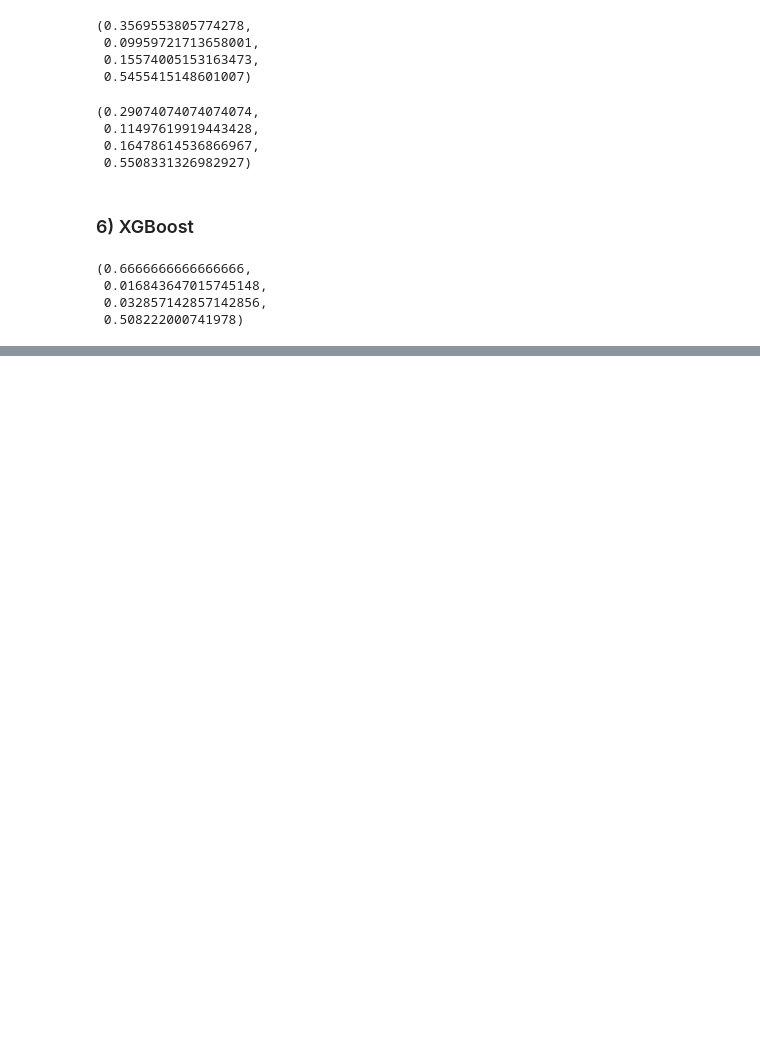
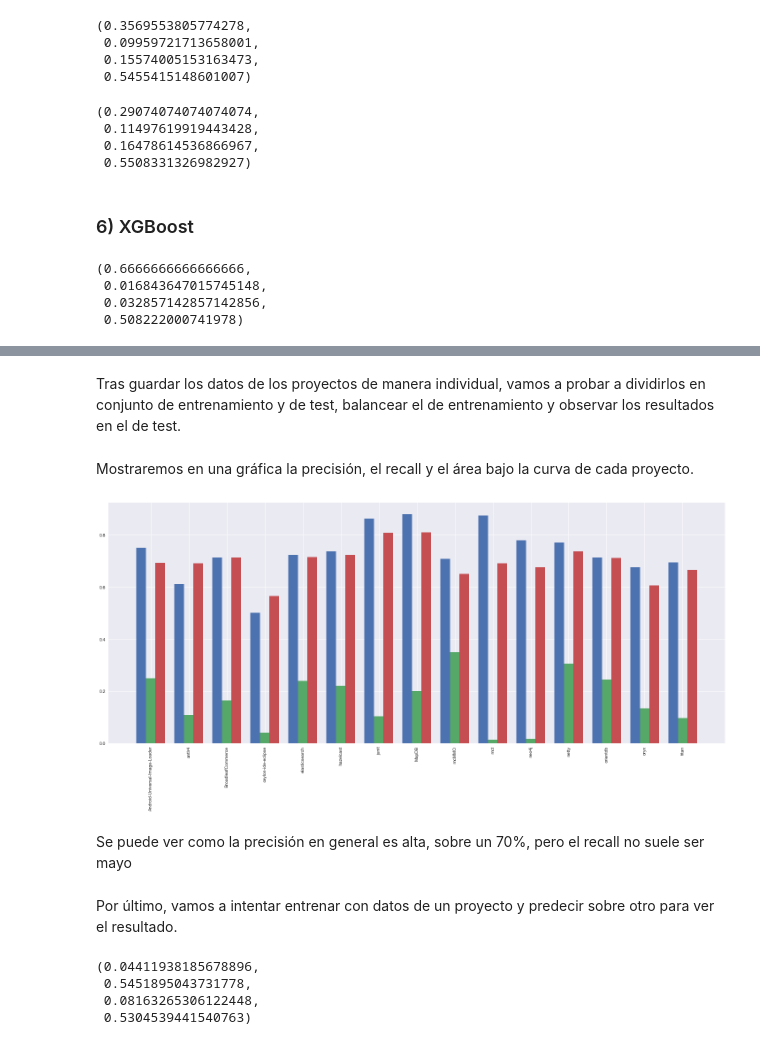
Before and after one commit to Diego-SA/tfm, a Jupyter notebook: Modelo de predicción/Creación modelo - definitivo.ipynb, the cells around one changed output, grey strips where cells are left out. Cells and saved outputs as stored; diff of their text form; code cells hidden in the pictures; blank space fills up the shorter version.

Commit message:
Análisis de los proyectos de manera independiente

```diff
--- a/Modelo de predicción/Creación modelo - definitivo.ipynb
+++ b/Modelo de predicción/Creación modelo - definitivo.ipynb
@@ -532,0 +620,9 @@ tryModel(model, X_train, y_train, X_test, y_test)
+# %%
+# Guardar cada proyecto de manera independiente
+projects = ["Android-Universal-Image-Loader","antlr4","BroadleafCommerce","ceylon-ide-eclipse","elasticsearch","hazelcast","junit","MapDB","mcMMO","mct","neo4j","netty","orientdb","oryx","titan"]
+for project in projects:
+    # Descomentar solo si se han borrado los archivos csv de la ruta datasets/dataframes,
+    # saveProjectData(project, project)
+    pass
+# %% [markdown]
+Tras guardar los datos de los proyectos de manera individual, vamos a probar a dividirlos en conjunto de entrenamiento y de test, balancear el de entrenamiento y observar los resultados en el de test.
@@ -532,0 +676,30 @@ tryModel(model, X_train, y_train, X_test, y_test)
+# %% [markdown]
+Mostraremos en una gráfica la precisión, el recall y el área bajo la curva de cada proyecto.
+# %%
+precisions = []
+recalls = []
+aucs = []
+for project in projects:
+    acc, prec, recall, auc = analyzeProject(project)
+    precisions.append(prec)
+    recalls.append(recall)
+    aucs.append(auc)
+    #print("Proyecto ", project)
+    #print("Accuracy: ", acc)
+    #print("Precision: ", prec)
+    #print("Recall: ", recall)
+    #print("AUC: ", auc)
+    #print("----------------------")
+X = np.arange(len(projects))
+plt.figure(figsize=(25,10))
+plt.bar(X-0.25, precisions, width=0.25)
+plt.bar(X, recalls, width=0.25)
+plt.bar(X+0.25, aucs, width=0.25)
+locs, labels = plt.xticks(X, projects, rotation = 90)
+plt.show();
+# %% [output]
+[figure, added]
+# %% [markdown]
+Se puede ver como la precisión en general es alta, sobre un 70%, pero el recall no suele ser mayo
+# %% [markdown]
+Por último, vamos a intentar entrenar con datos de un proyecto y predecir sobre otro para ver el resultado.
@@ -532,0 +752,7 @@ tryModel(model, X_train, y_train, X_test, y_test)
+# %%
+trainProjectForAnother("antlr4", "BroadleafCommerce")
+# %% [output]
+(0.04411938185678896,
+ 0.5451895043731778,
+ 0.08163265306122448,
+ 0.5304539441540763)
```
Also changed, not shown: parts of 8 cells of this notebook, 15 other files.
